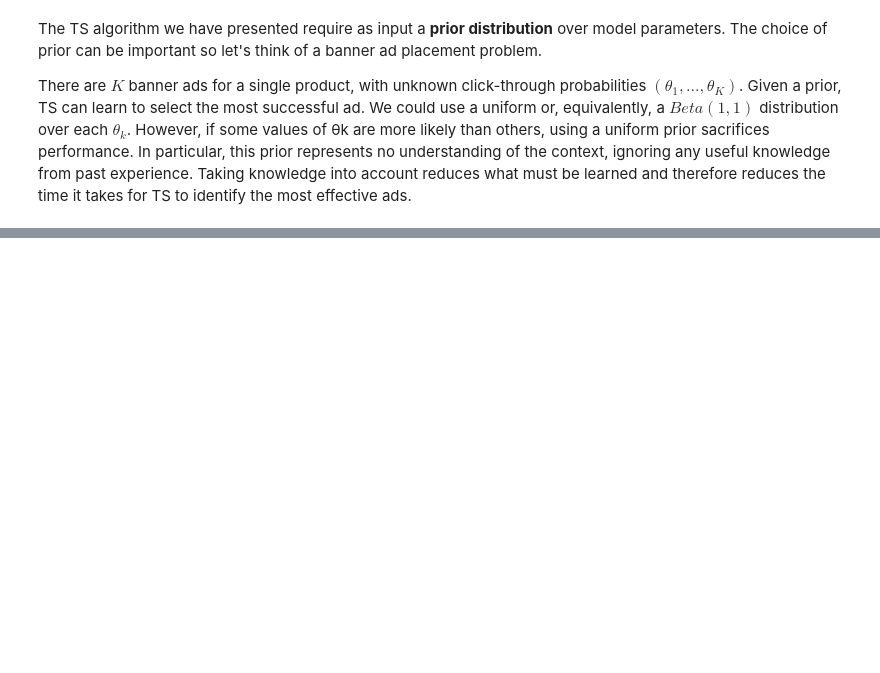
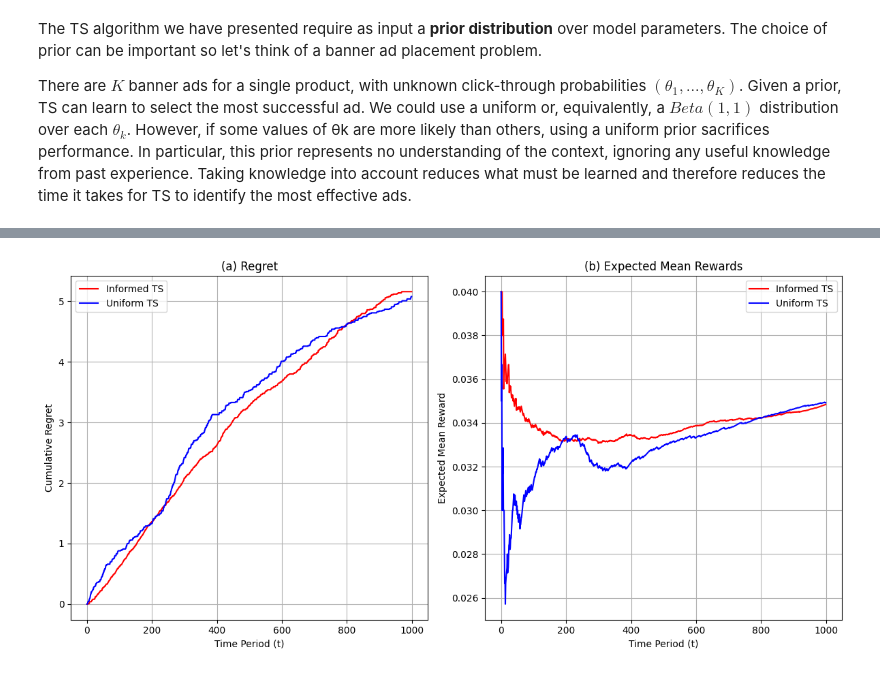
Before and after one commit to ioannismesionis/mab-thompson-sampling, a Jupyter notebook: thompson_sampling.ipynb, the cells around one changed output, grey strips where cells are left out. Cells and saved outputs as stored; diff of their text form; code cells hidden in the pictures; blank space fills up the shorter version.

Commit message:
specification of prior

```diff
--- a/thompson_sampling.ipynb
+++ b/thompson_sampling.ipynb
@@ -48,0 +226,82 @@ There are $K$ banner ads for a single product, with unknown click-through probab
+# %%
+import numpy as np
+import matplotlib.pyplot as plt
+from scipy.stats import beta
+
+# Step 1: Define simulation parameters
+n_arms = 3  # Number of arms/partitions
+time_steps = 1000  # Number of time periods
+true_ctr = [0.04, 0.03, 0.01]  # True CTRs for each partition (ground truth)
+
+# Step 2: Initialize Beta priors for informed TS and uniform TS
+# Informed priors (fitted from data)
+fitted_priors = [(4, 96), (3, 97), (1, 99)]  # Example alpha, beta for each arm
+# Uniform priors
+uniform_priors = [(1, 1)] * n_arms
+
+# Function to run Thompson Sampling
+def thompson_sampling(priors, true_ctr, time_steps):
+    n_arms = len(true_ctr)
+    successes = np.zeros(n_arms)
+    failures = np.zeros(n_arms)
+    regrets = []
+    expected_rewards = []
+
+    for t in range(time_steps):
+        # Sample from the Beta distribution for each arm
+        sampled_theta = [beta.rvs(a + successes[i], b + failures[i]) for i, (a, b) in enumerate(priors)]
+
+        # Select the arm with the highest sampled theta
+        chosen_arm = np.argmax(sampled_theta)
+
+        # Simulate the reward from the environment
+        reward = np.random.rand() < true_ctr[chosen_arm]
+
+        # Update successes and failures
+        if reward:
+            successes[chosen_arm] += 1
+        else:
+            failures[chosen_arm] += 1
+
+        # Compute regret and expected reward
+        best_reward = max(true_ctr)
+        regret = best_reward - true_ctr[chosen_arm]
+        regrets.append(regret)
+        expected_rewards.append(true_ctr[chosen_arm])
+
+    # Cumulative regret and average expected rewards
+    cumulative_regret = np.cumsum(regrets)
+    mean_expected_rewards = np.cumsum(expected_rewards) / np.arange(1, time_steps + 1)
+    return cumulative_regret, mean_expected_rewards
+
+# Step 3: Run Thompson Sampling for both informed and uniform priors
+regret_informed, reward_informed = thompson_sampling(fitted_priors, true_ctr, time_steps)
+regret_uniform, reward_uniform = thompson_sampling(uniform_priors, true_ctr, time_steps)
+
+# Step 4: Plot results
+plt.figure(figsize=(12, 6))
+
+# Plot regret
+plt.subplot(1, 2, 1)
+plt.plot(regret_informed, label="Informed TS", color="red")
+plt.plot(regret_uniform, label="Uniform TS", color="blue")
+plt.xlabel("Time Period (t)")
+plt.ylabel("Cumulative Regret")
+plt.title("(a) Regret")
+plt.legend()
+plt.grid(True)
+
+# Plot expected rewards
+plt.subplot(1, 2, 2)
+plt.plot(reward_informed, label="Informed TS", color="red")
+plt.plot(reward_uniform, label="Uniform TS", color="blue")
+plt.xlabel("Time Period (t)")
+plt.ylabel("Expected Mean Reward")
+plt.title("(b) Expected Mean Rewards")
+plt.legend()
+plt.grid(True)
+
+plt.tight_layout()
+plt.show()
+# %% [output]
+[figure, added]
```
Also changed, not shown: parts of 16 cells of this notebook, 2 other files.
